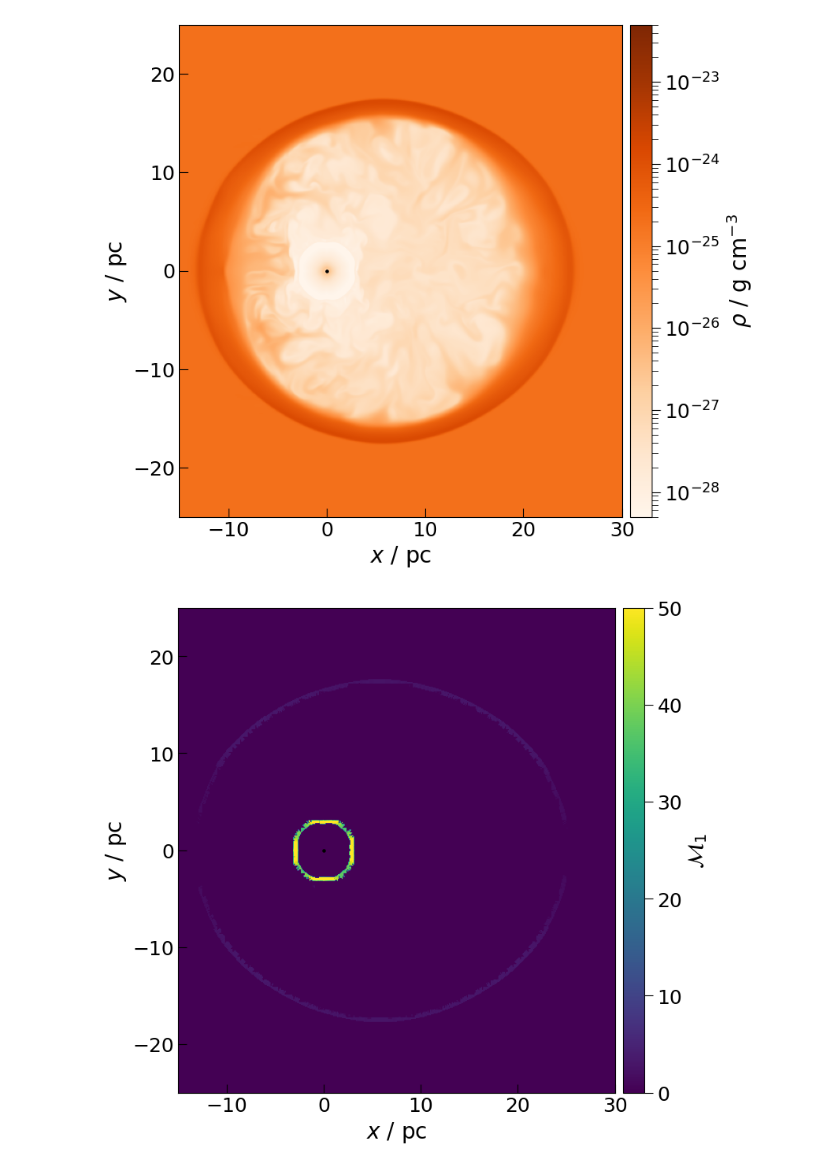
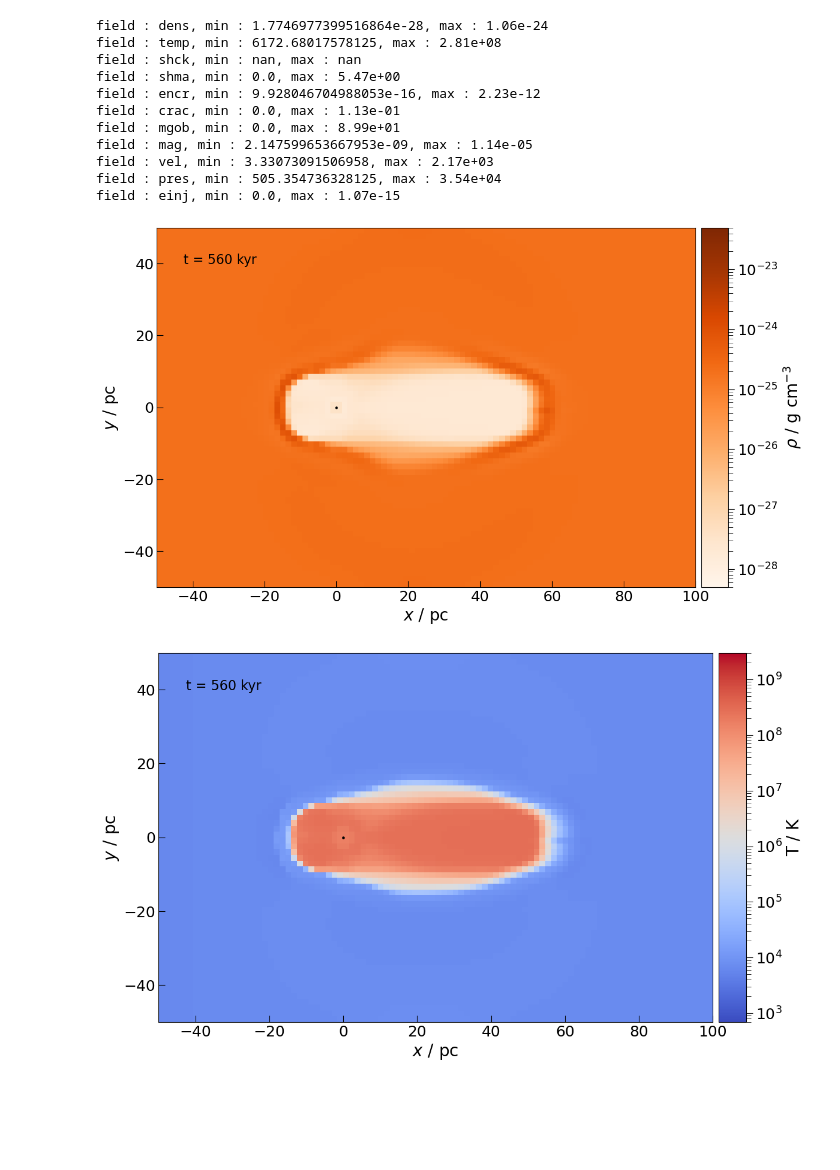
Before and after one commit to kwat0308/crbowshock_analysis_tools, a Jupyter notebook: plot_results/plot_single_slice.ipynb, the cells around one changed output. Saved outputs shown, nothing was run; the diff lists cells and outputs as text; code cells hidden in the pictures; blank space fills up the shorter version.

```diff
--- a/plot_results/plot_single_slice.ipynb
+++ b/plot_results/plot_single_slice.ipynb
@@ -16,16 +16,17 @@ import flash_amr_tools
 import h5py
 # %%
 fig_dir = "/home/kwatanabe/Projects/cr-bowshocks/figures/slices_new/"
-flash_output_dir = "/home/kwatanabe/Projects/cr-bowshocks/outputs_new/ISM_v30_CR"
+# flash_output_dir = "/home/kwatanabe/Projects/cr-bowshocks/outputs_new/ISM_v30_CR"
+# flash_output_dir = "/home/kwatanabe/Projects/cr-bowshocks/FlashISM/runs/BowShock_CR_new_v100"
+
+flash_output_dir = "/home/kwatanabe/Projects/cr-bowshocks/FlashISM/runs/BowShock_CR_new_v40_M20"
 # flash_output_dir = "/home/kwatanabe/Projects/cr-bowshocks"
 
 # load the bowshock config
 bowshock_config = json.load(open("../config/bowshock_config.json", "r"))["config"]
 # %%
-fields = ["dens", "shma", "shck", "encr", "geff", "pres"]
-
 sim_dir = os.path.join(flash_output_dir)
-sim_file = os.path.join(sim_dir, "starISM_hdf5_plt_cnt_0022")
+sim_file = os.path.join(sim_dir, "starISM_hdf5_plt_cnt_0028")
 # %%
 blist, brefs, bns = flash_amr_tools.get_true_blocks(sim_file)
 
@@ -61,8 +78,13 @@ Given center:           +7.71419398e+19 +0.00000000e+00 +0.00000000e+00
 # %%
+fields = ["dens", "temp", "shck", "shma", 'encr', "crac", "mgob", 'mag', 'vel', 'pres', 'einj']
+# fields = ['geff']
+
 for ifield, field in enumerate(fields):
 
     field_data = get_transformed_data(pf, field, blist)
     field_slice = flash_amr_tools.get_slice(field_data, pos=0.0, axis=2, ref_lvl=ref_lvl, bbox=bbox, bsize=bsize, brefs=brefs, bns=bns)
+
+    print(f'field : {field}, min : {np.min(field_slice)}, max : {np.max(field_slice):.2e}')
 
     # normaliztion for color
     if field == "shck":
@@ -73,6 +95,9 @@ for ifield, field in enumerate(fields):
         norm = mcolors.Normalize(vmin=field_lims[field][0], vmax=field_lims[field][1], clip=True)
     else:
         norm = mcolors.LogNorm(vmin=field_lims[field][0], vmax=field_lims[field][1], clip=True)
+
+    if field == 'crac':
+        norm = mcolors.Normalize(vmin=0, vmax=0.6, clip=True)
 
     fig, ax = plt.subplots(figsize=(15,8))
 
@@ -81,34 +106,47 @@ for ifield, field in enumerate(fields):
 
         # labels
     ax.set_xlabel("$x$ / pc", fontsize=20)
     ax.set_ylabel("$y$ / pc", fontsize=20)
     # ticks
     ax.tick_params(axis='both', direction="in", which='major', size=8, labelsize=18)
     ax.tick_params(axis='both', direction="in", which='minor', size=6, labelsize=16)
 
-    ax.set_xlim(-15, 30)
-    ax.set_ylim(-25, 25)
+    ax.set_xlim(-50, 100)
+    # ax.set_ylim(-50, 50)
 
     # colorbar
     # make separate axes for each image
     divider = make_axes_locatable(ax)
     cax = divider.append_axes("right", size="5%", pad=0.1)
 
     # set ticks as text for shck
     if field == "shck":
         cb = fig.colorbar(im, ax=ax, cax=cax, ticks=shck_tick_num)
         cb.ax.set_yticklabels(shck_ticks, rotation=90)
         cb.ax.tick_params(axis='both', which='major', size=0, labelsize=14.5)
         cb.ax.tick_params(axis='both', which='minor', size=0)
 
     else:
         cb = fig.colorbar(im, ax=ax, cax=cax)
         cb.ax.set_ylabel(field_labels[field], fontsize=20)
         cb.ax.tick_params(axis='both', which='major', size=8, labelsize=18)
         cb.ax.tick_params(axis='both', which='minor', size=6, labelsize=18)
 
         # scales
         cb.ax.set_yscale(field_scales[field])
+
+    ax.annotate(f"t = {time:.0f}", xy=(0.05, 0.90), xycoords='axes fraction', color='k', fontsize=16)
 # %% [output]
+field : dens, min : 1.7746977399516864e-28, max : 1.06e-24
+field : temp, min : 6172.68017578125, max : 2.81e+08
+field : shck, min : nan, max : nan
+field : shma, min : 0.0, max : 5.47e+00
+field : encr, min : 9.928046704988053e-16, max : 2.23e-12
+field : crac, min : 0.0, max : 1.13e-01
+field : mgob, min : 0.0, max : 8.99e+01
+field : mag, min : 2.147599653667953e-09, max : 1.14e-05
+field : vel, min : 3.33073091506958, max : 2.17e+03
+field : pres, min : 505.354736328125, max : 3.54e+04
+field : einj, min : 0.0, max : 1.07e-15
-[figure, old version]
+[figure, new version]
-[figure, old version]
+[figure, new version]
```
Also changed, not shown: parts of 3 cells of this notebook, 17 other files.
